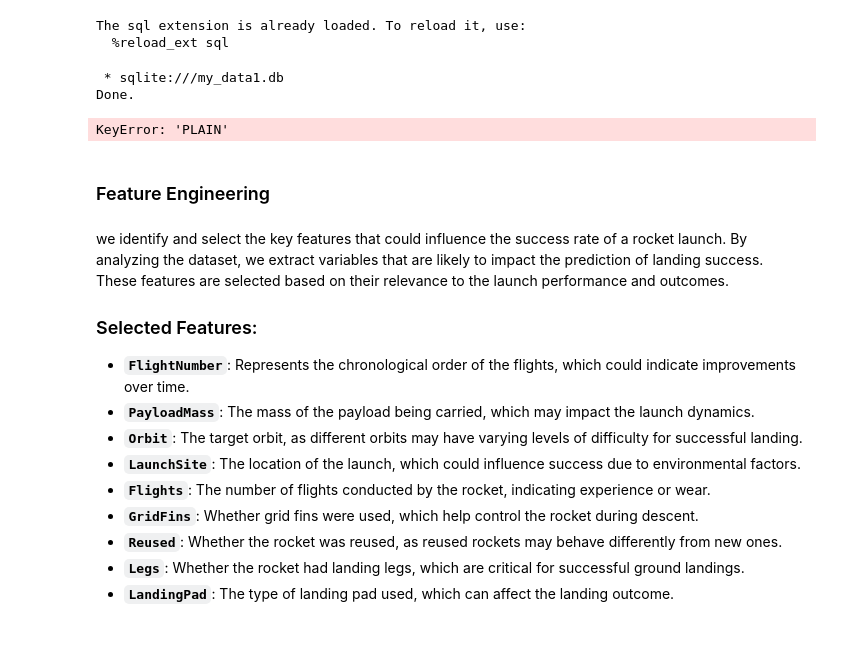
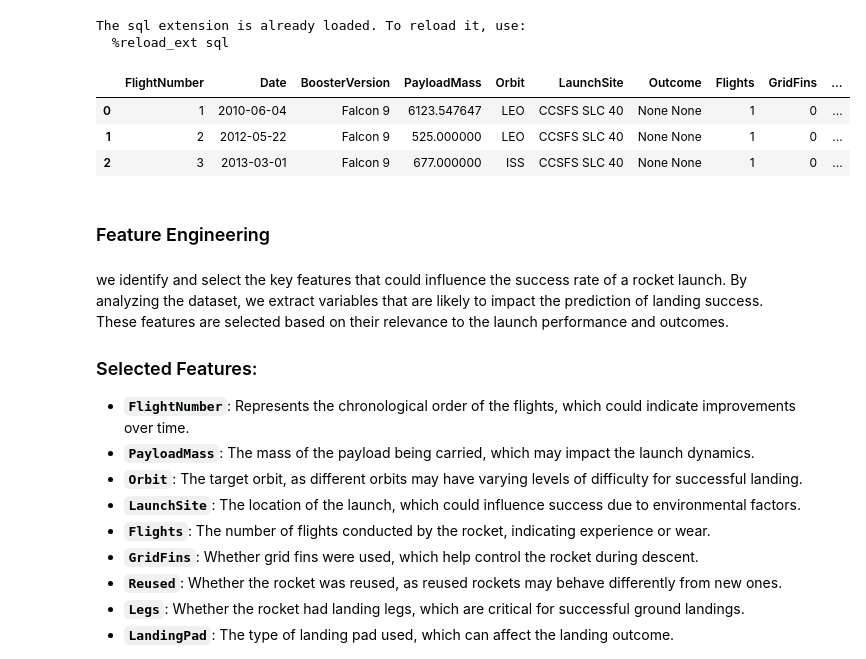
Before and after one commit to ClaudioChavarria/Rocket-Landing-Success-ML, a Jupyter notebook: 03-eda_and_feature_engineering/03-eda-and-feature-engineering.ipynb, the cells around one changed output. Saved outputs shown, nothing was run; the diff lists cells and outputs as text; code cells hidden in the pictures; blank space fills up the shorter version.

```diff
--- a/03-eda_and_feature_engineering/03-eda-and-feature-engineering.ipynb
+++ b/03-eda_and_feature_engineering/03-eda-and-feature-engineering.ipynb
@@ -222,11 +204,13 @@ The sql extension is already loaded. To reload it, use:
   %reload_ext sql
 # %%
 %%sql
-SELECT * FROM SPACEXTABLE LIMIT 2;
+SELECT * FROM SPACEX_LANDING LIMIT 3
+;
 # %% [output]
- * sqlite:///my_data1.db
-Done.
-KeyError: 'PLAIN'
+|  | FlightNumber | Date | BoosterVersion | PayloadMass | Orbit | LaunchSite | Outcome | Flights | GridFins | ... |
+| 0 | 1 | 2010-06-04 | Falcon 9 | 6123.547647 | LEO | CCSFS SLC 40 | None None | 1 | 0 | ... |
+| 1 | 2 | 2012-05-22 | Falcon 9 | 525.000000 | LEO | CCSFS SLC 40 | None None | 1 | 0 | ... |
+| 2 | 3 | 2013-03-01 | Falcon 9 | 677.000000 | ISS | CCSFS SLC 40 | None None | 1 | 0 | ... |
 # %% [markdown]
 ### Feature Engineering
 # %% [markdown]
```
Also changed, not shown: parts of 6 cells of this notebook, 1 other file.
